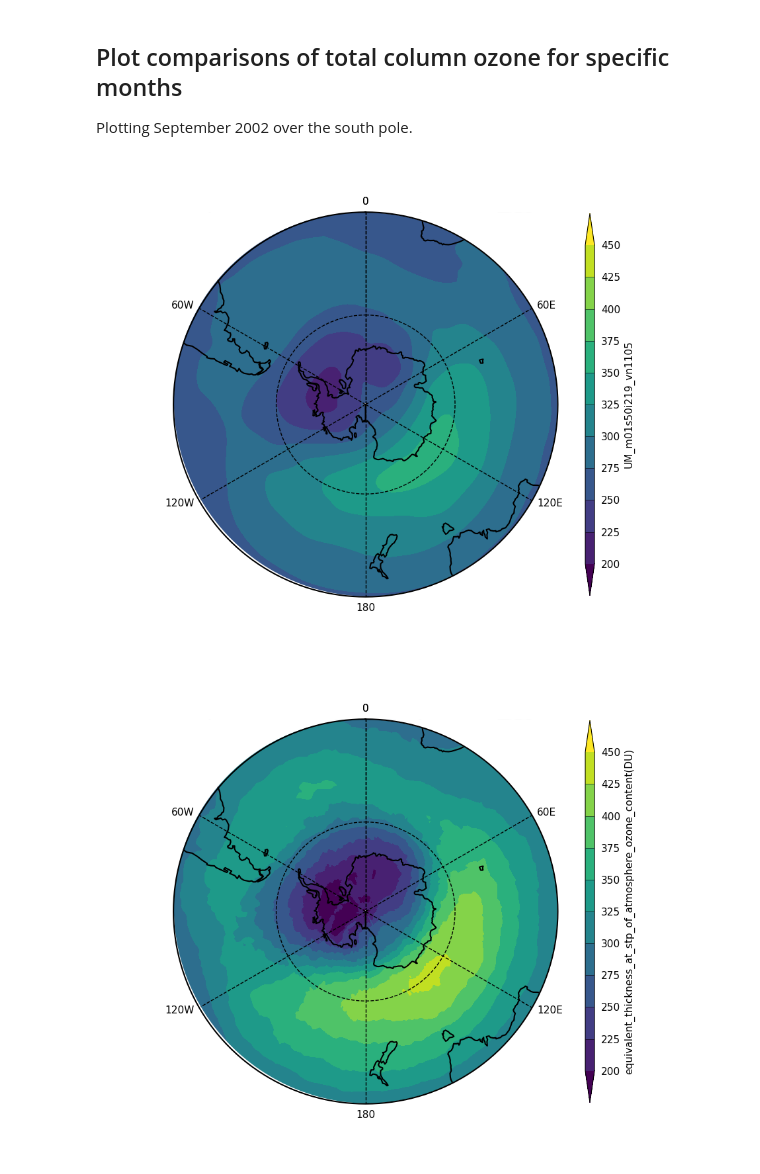
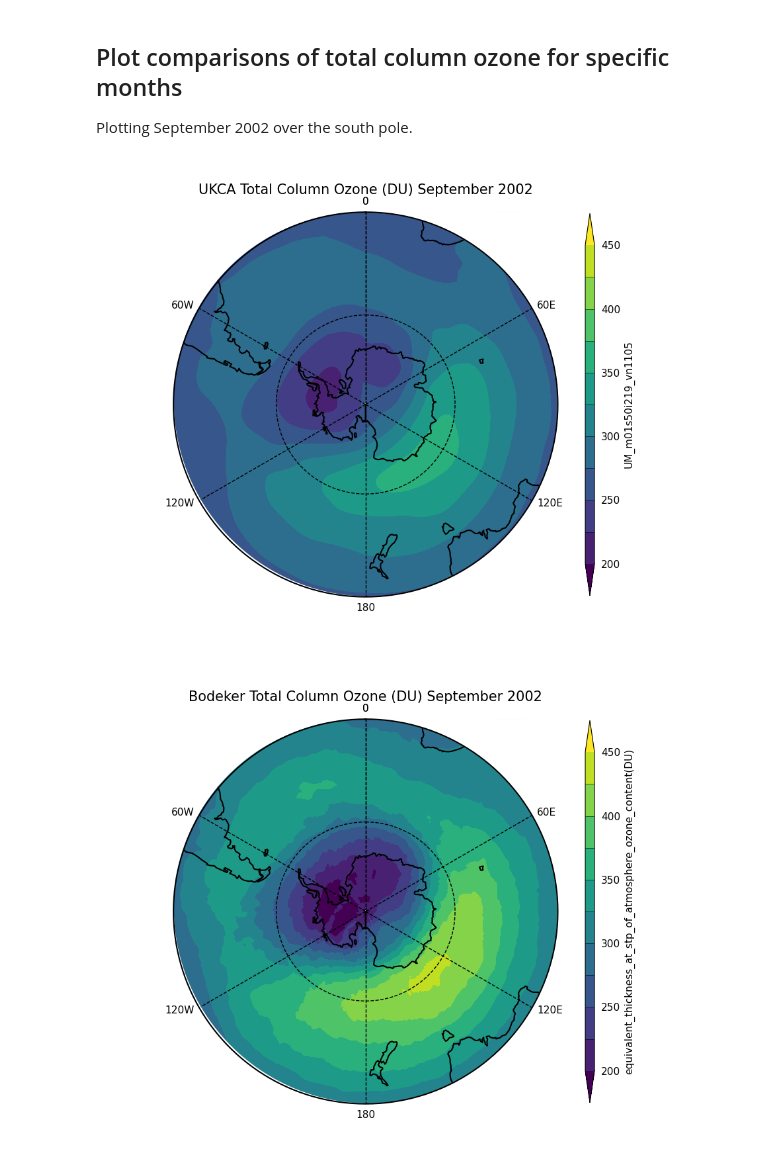
Before and after one commit to theabro/ukca, a Jupyter notebook: Tutorials/UMvn13.0/notebooks/Solutions/cf_toz03_SepSH.ipynb, the cells around one changed output. Cells and saved outputs as stored; diff of their text form; code cells hidden in the pictures.

Commit message:
updated scripts following upgrade of cf-plot

```diff
--- a/Tutorials/UMvn13.0/notebooks/Solutions/cf_toz03_SepSH.ipynb
+++ b/Tutorials/UMvn13.0/notebooks/Solutions/cf_toz03_SepSH.ipynb
@@ -48,17 +48,15 @@ cfp.levs(min=200, max=450, step=25)
 # %%
 cfp.gopen()
 cfp.mapset(proj='spstere', boundinglat=-30, lon_0=0)
-# cannot seem to include titles in SH plots!
-cfp.con(ukca, lines=False)#, title='UKCA Total Column Ozone (DU) '+month_names[imonth-1]+' '+str(iyear))
+cfp.con(ukca, lines=False, title='UKCA Total Column Ozone (DU) '+month_names[imonth-1]+' '+str(iyear))
 cfp.gclose()
 # %% [output]
-[figure, old version]
+[figure, new version]
 # %%
 cfp.mapset(proj='spstere', boundinglat=-30, lon_0=0)
-# cannot seem to include titles in SH plots!
-cfp.con(obs, lines=False)#, title='Bodeker Total Column Ozone (DU) '+month_names[imonth-1]+' '+str(iyear))
+cfp.con(obs, lines=False, title='Bodeker Total Column Ozone (DU) '+month_names[imonth-1]+' '+str(iyear))
 # %% [output]
-[figure, old version]
+[figure, new version]
 # %%
 # regrid the UKCA to the Bodeker grid to allow for differencing
 ukca_regrid=ukca.regrids(obs, 'linear')
```
Also changed, not shown: parts of 2 cells of this notebook, 8 other files.
